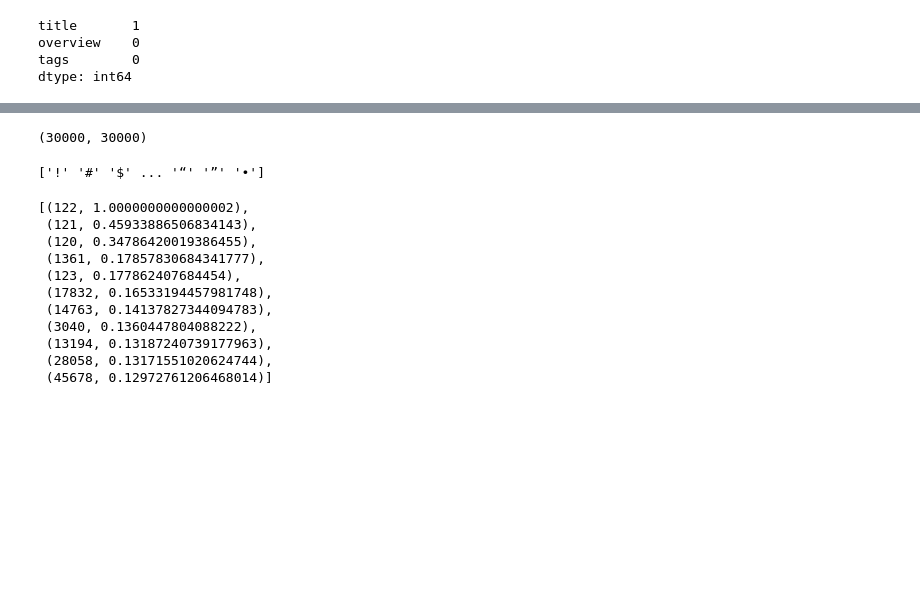
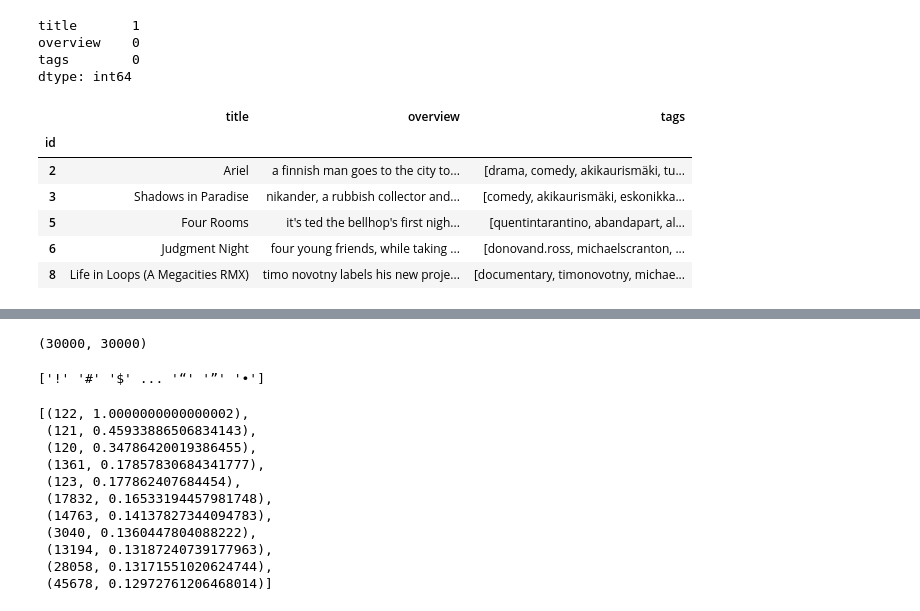
Before and after one commit to EcSky19/MovieRecs, a Jupyter notebook: preprocess_csv.ipynb, the cells around one changed output, grey strips where cells are left out. Saved outputs shown, nothing was run; the diff lists cells and outputs as text; code cells hidden in the pictures; blank space fills up the shorter version.

```diff
--- a/preprocess_csv.ipynb
+++ b/preprocess_csv.ipynb
@@ -162,4 +162,14 @@ tags        0
 dtype: int64
 # %%
 df.dropna(inplace=True)
+# %%
+df.head()
+# %% [output]
+|  | title | overview | tags |
+| id |  |  |  |
+| 2 | Ariel | a finnish man goes to the city to... | [drama, comedy, akikaurismäki, tu... |
+| 3 | Shadows in Paradise | nikander, a rubbish collector and... | [comedy, akikaurismäki, eskonikka... |
+| 5 | Four Rooms | it's ted the bellhop's first nigh... | [quentintarantino, abandapart, al... |
+| 6 | Judgment Night | four young friends, while taking ... | [donovand.ross, michaelscranton, ... |
+| 8 | Life in Loops (A Megacities RMX) | timo novotny labels his new proje... | [documentary, timonovotny, michae... |
 # %%
```
Also changed, not shown: parts of 6 cells of this notebook.
